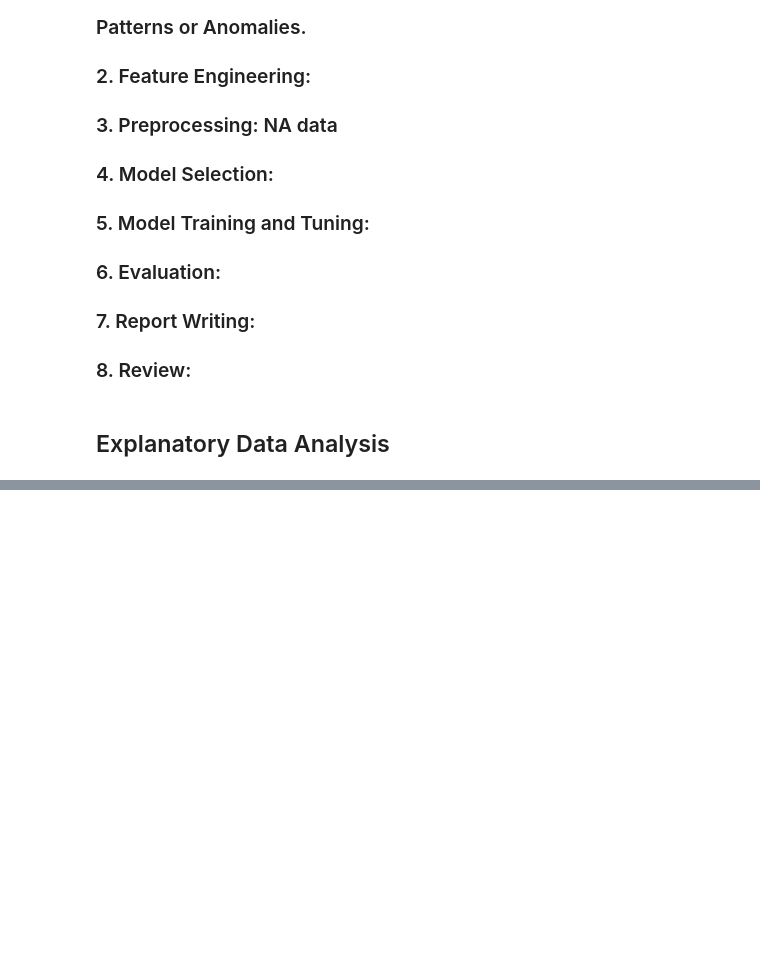
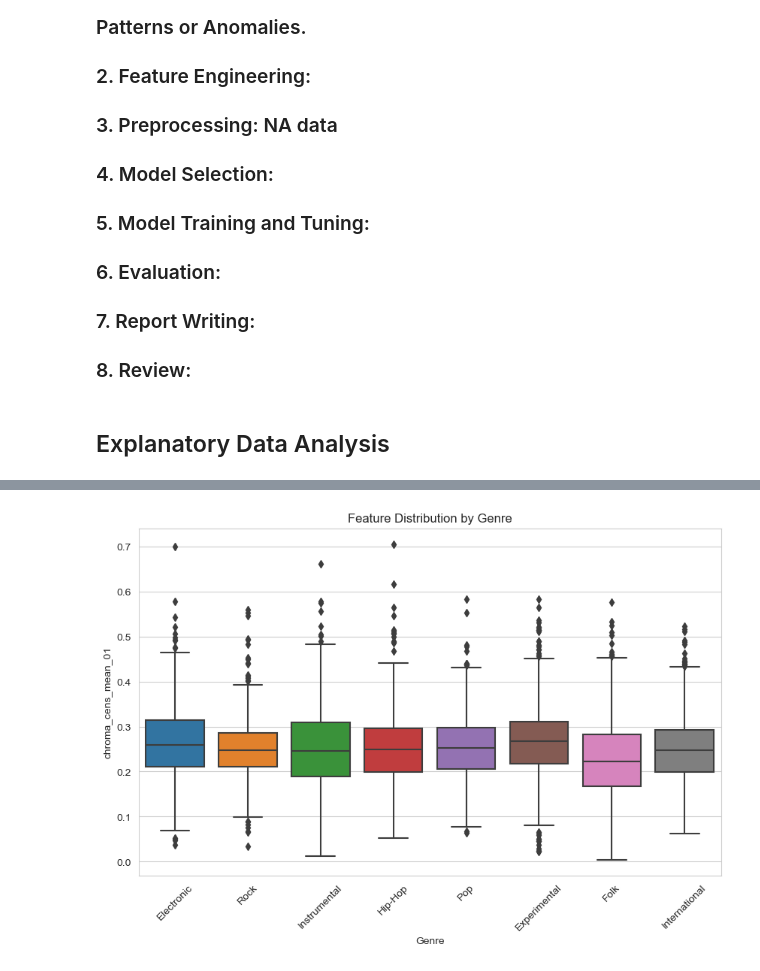
Before and after one commit to tobias-schnabel/sml-practical, a Jupyter notebook: Frensi.ipynb, the cells around one changed output, grey strips where cells are left out. Cells and saved outputs as stored; diff of their text form; code cells hidden in the pictures; blank space fills up the shorter version.

```diff
--- a/Frensi.ipynb
+++ b/Frensi.ipynb
@@ -46,0 +82,2 @@ y_train["Genre"].value_counts().plot(kind='bar')
+# %%
+df_merged = pd.merge(y_train, X_train, on='Id', how='inner')
@@ -46,0 +120,9 @@ y_train["Genre"].value_counts().plot(kind='bar')
+# %%
+# Box plot for a specific feature across genres
+plt.figure(figsize=(10, 6))
+sns.boxplot(x='Genre', y='chroma_cens_mean_01', data=df_merged)
+plt.title('Feature Distribution by Genre')
+plt.xticks(rotation=45)
+plt.show()
+# %% [output]
+[figure, added]
```
Also changed, not shown: parts of 16 cells of this notebook.
